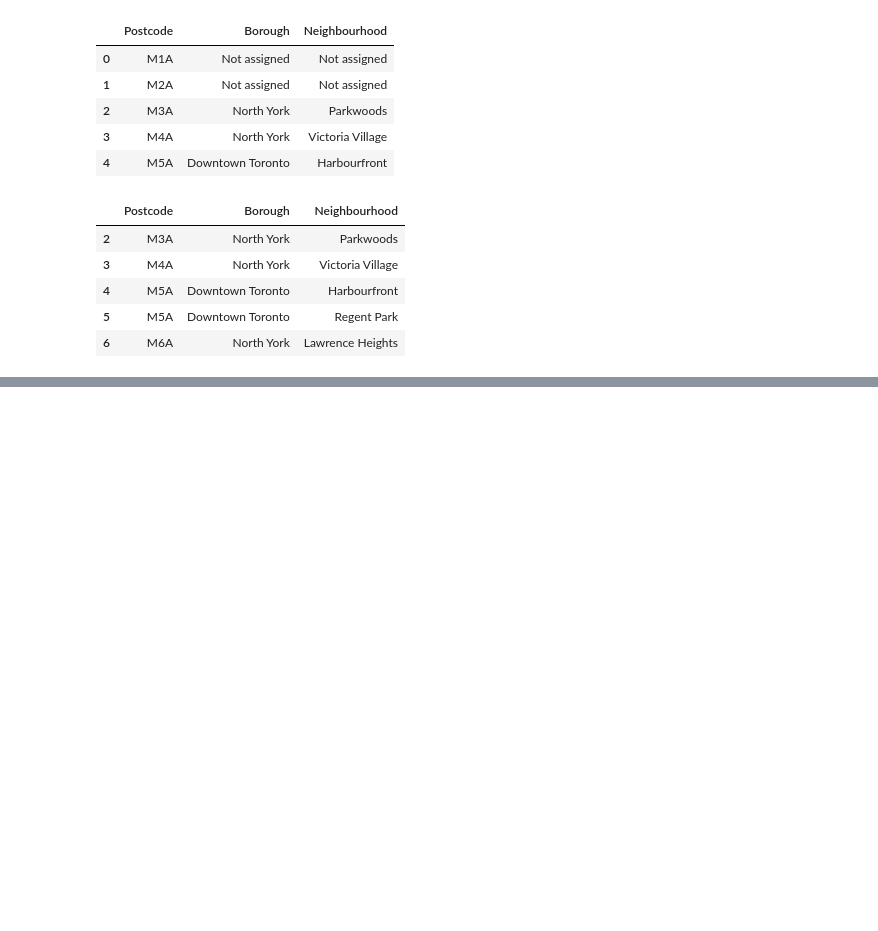
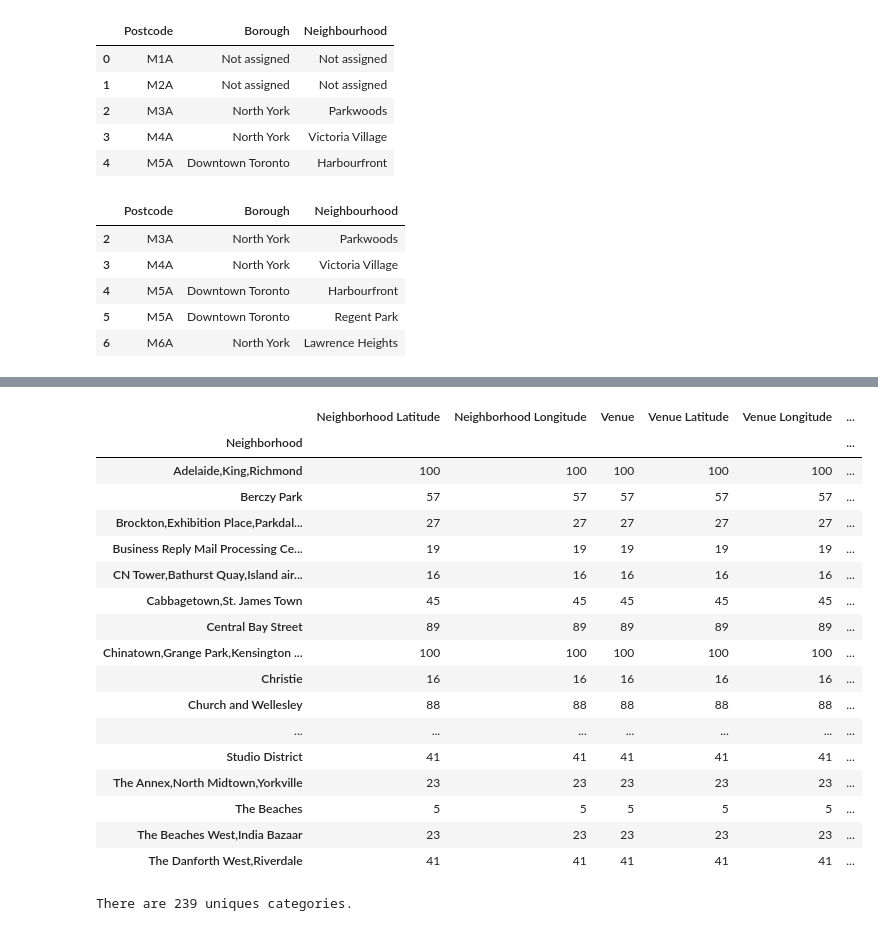
Before and after one commit to toycheng/Coursera_Capstone, a Jupyter notebook: Capstone week 3.ipynb, the cells around one changed output, grey strips where cells are left out. Saved outputs shown, nothing was run; the diff lists cells and outputs as text; code cells hidden in the pictures; blank space fills up the shorter version.

```diff
--- a/Capstone week 3.ipynb
+++ b/Capstone week 3.ipynb
@@ -82,0 +94,4 @@ table1.shape
+# %%
+#extract rows that boroughs contain the word Toronto
+toronto_table = table_withGeocode[table_withGeocode['Borough'].str.contains('Toronto')].reset_index(drop=True)
+toronto_table.head()
@@ -82,0 +146,19 @@ table1.shape
+# %%
+# create map of Toronto using latitude and longitude values
+map_toronto = folium.Map(location=[latitude, longitude], zoom_start=10)
+
+# add markers to map
+for lat, lng, borough, neighbourhood in zip(toronto_table['Latitude'], toronto_table['Longitude'], toronto_table['Borough'], toronto_table['Neighbourhood']):
+    label = '{}, {}'.format(neighbourhood, borough)
+    label = folium.Popup(label, parse_html=True)
+    folium.CircleMarker(
+        [lat, lng],
+        radius=5,
+        popup=label,
+        color='blue',
+        fill=True,
+        fill_color='#3186cc',
+        fill_opacity=0.7,
+        parse_html=False).add_to(map_toronto)
+
+map_toronto
@@ -82,0 +283,27 @@ table1.shape
+# %%
+#Check how many venues were returned for each neighborhood
+toronto_venues.groupby('Neighborhood').count()
+# %% [output]
+|  | Neighborhood Latitude | Neighborhood Longitude | Venue | Venue Latitude | Venue Longitude | ... |
+| Neighborhood |  |  |  |  |  | ... |
+| Adelaide,King,Richmond | 100 | 100 | 100 | 100 | 100 | ... |
+| Berczy Park | 57 | 57 | 57 | 57 | 57 | ... |
+| Brockton,Exhibition Place,Parkdal... | 27 | 27 | 27 | 27 | 27 | ... |
+| Business Reply Mail Processing Ce... | 19 | 19 | 19 | 19 | 19 | ... |
+| CN Tower,Bathurst Quay,Island air... | 16 | 16 | 16 | 16 | 16 | ... |
+| Cabbagetown,St. James Town | 45 | 45 | 45 | 45 | 45 | ... |
+| Central Bay Street | 89 | 89 | 89 | 89 | 89 | ... |
+| Chinatown,Grange Park,Kensington ... | 100 | 100 | 100 | 100 | 100 | ... |
+| Christie | 16 | 16 | 16 | 16 | 16 | ... |
+| Church and Wellesley | 88 | 88 | 88 | 88 | 88 | ... |
+| ... | ... | ... | ... | ... | ... | ... |
+| Studio District | 41 | 41 | 41 | 41 | 41 | ... |
+| The Annex,North Midtown,Yorkville | 23 | 23 | 23 | 23 | 23 | ... |
+| The Beaches | 5 | 5 | 5 | 5 | 5 | ... |
+| The Beaches West,India Bazaar | 23 | 23 | 23 | 23 | 23 | ... |
+| The Danforth West,Riverdale | 41 | 41 | 41 | 41 | 41 | ... |
+# %%
+#Find out how many unique categories can be curated from all the returned venues
+print('There are {} uniques categories.'.format(len(toronto_venues['Venue Category'].unique())))
+# %% [output]
+There are 239 uniques categories.
```
Also changed, not shown: parts of 36 cells of this notebook.
